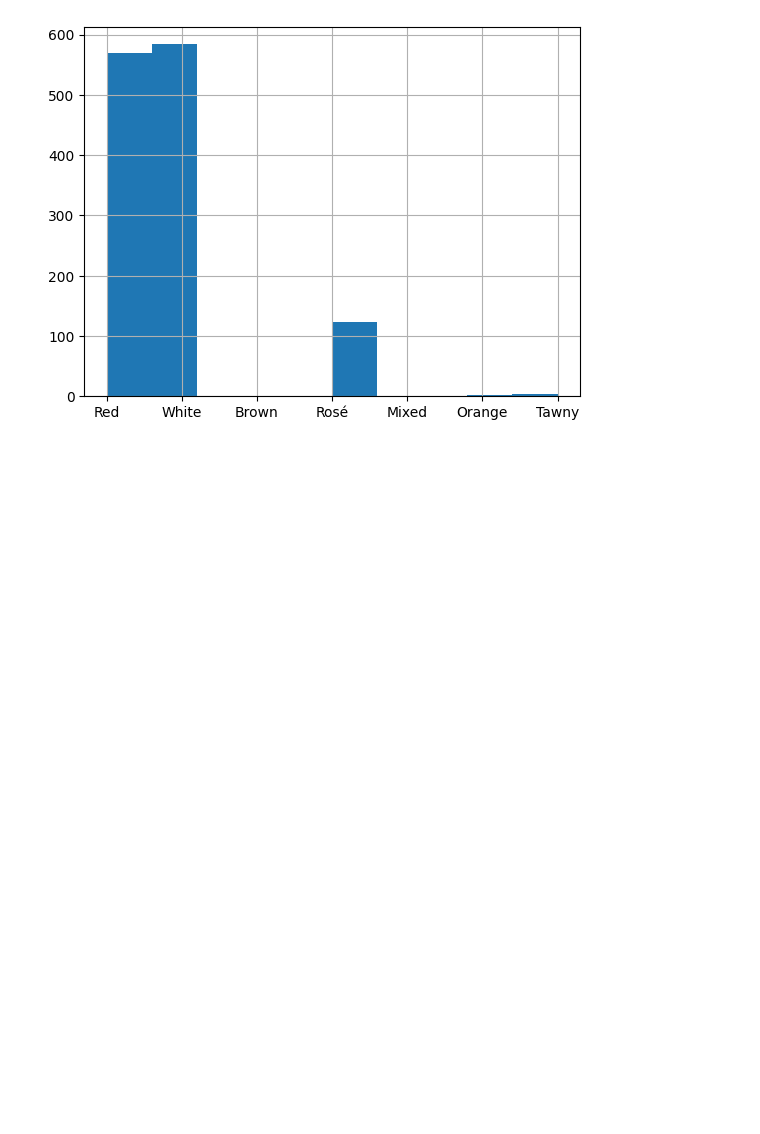
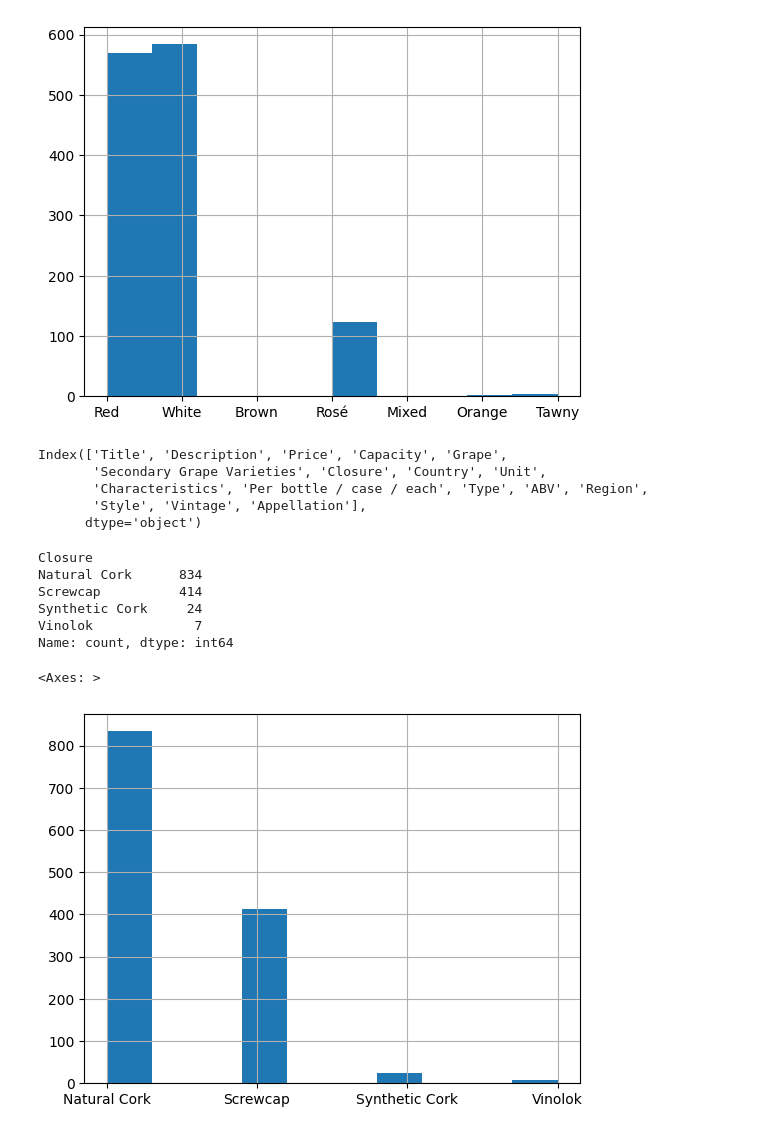
Before and after one commit to umarkhan2000/ProgramProjects, a Jupyter notebook: Wine/Wine.ipynb, the cells around one changed output. Cells and saved outputs as stored; diff of their text form; code cells hidden in the pictures; blank space fills up the shorter version.

Commit message:
added some extra visualizations

```diff
--- a/Wine/Wine.ipynb
+++ b/Wine/Wine.ipynb
@@ -50,3 +52,25 @@ wine_df["Type"].hist()
 # %% [output]
 <Axes: >
 [figure]
+# %%
+wine_df.columns
+# %% [output]
+Index(['Title', 'Description', 'Price', 'Capacity', 'Grape',
+       'Secondary Grape Varieties', 'Closure', 'Country', 'Unit',
+       'Characteristics', 'Per bottle / case / each', 'Type', 'ABV', 'Region',
+       'Style', 'Vintage', 'Appellation'],
+      dtype='object')
+# %%
+wine_df['Closure'].value_counts()
+# %% [output]
+Closure
+Natural Cork      834
+Screwcap          414
+Synthetic Cork     24
+Vinolok             7
+Name: count, dtype: int64
+# %%
+wine_df['Closure'].hist()
+# %% [output]
+<Axes: >
+[figure, added]
```
Also changed, not shown: parts of 7 cells of this notebook.
